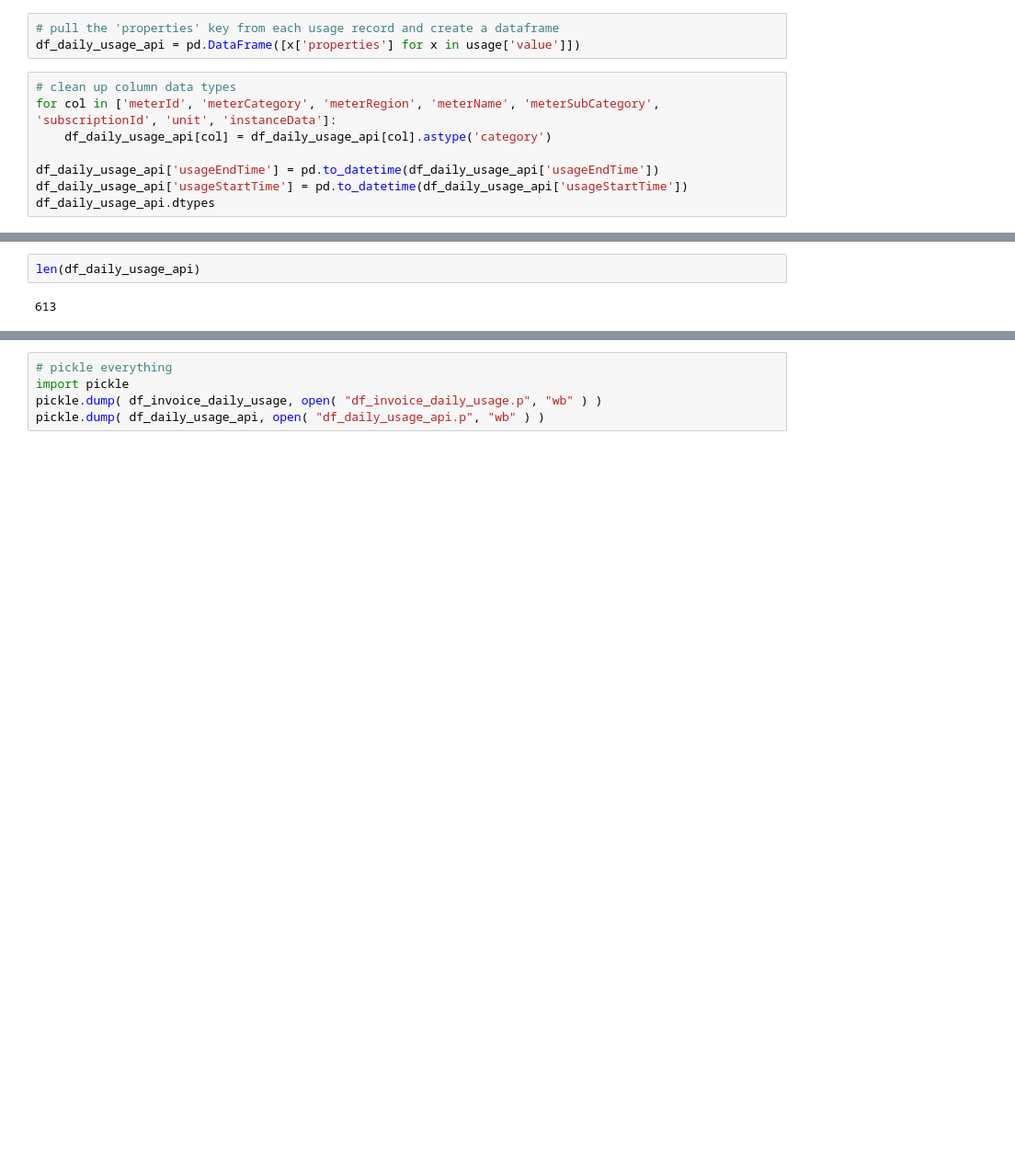
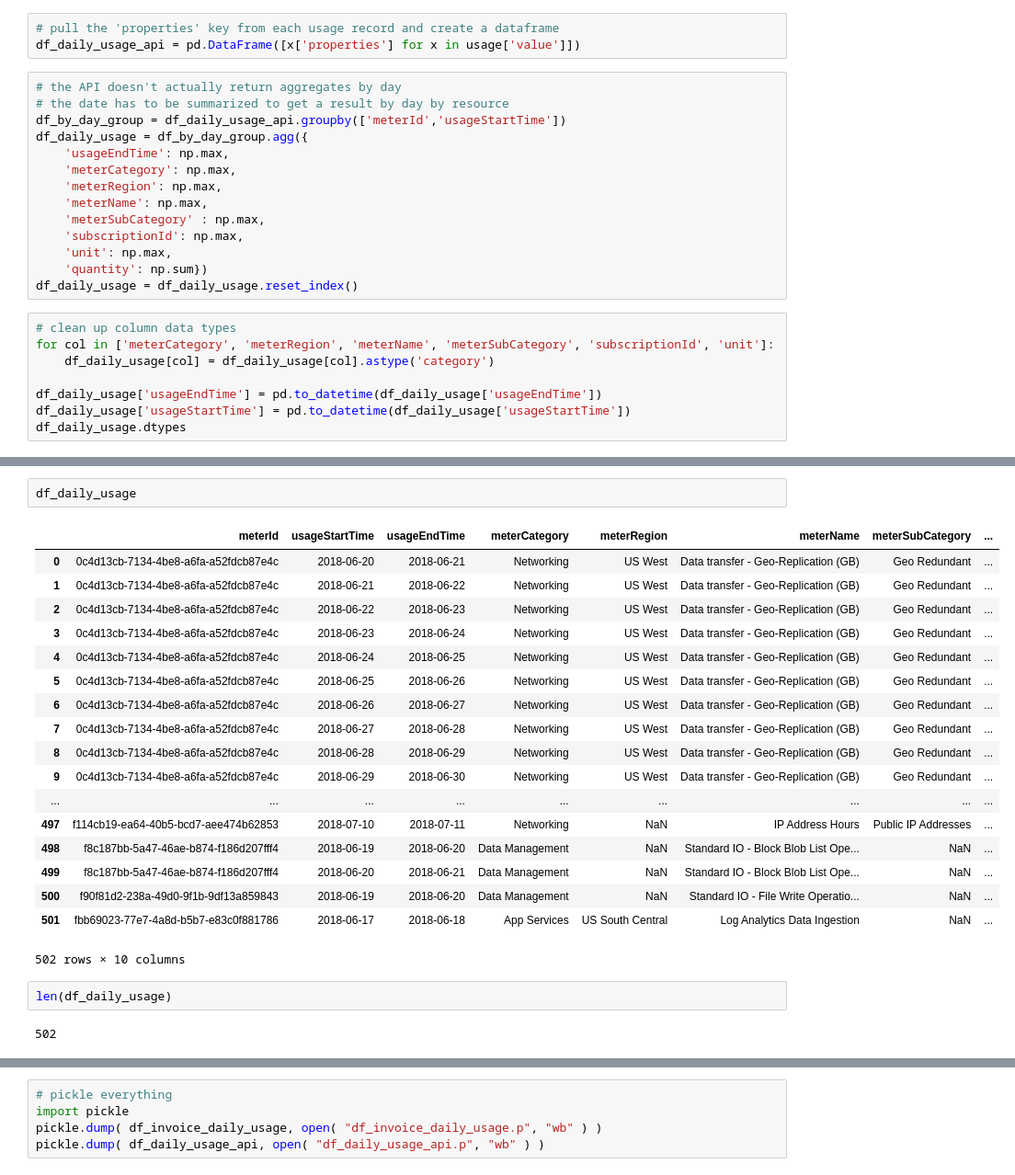
Before and after one commit to louspringer/python-azure-billing-usage, a Jupyter notebook: Load Azure Daily Usage for Month to Match Invoice.ipynb, the cells around one changed output, grey strips where cells are left out. Shown: that part at 92% size. Drawn from its saved outputs; the diff is of its cells as text; blank space fills up the shorter version.

```diff
--- a/Load Azure Daily Usage for Month to Match Invoice.ipynb
+++ b/Load Azure Daily Usage for Month to Match Invoice.ipynb
@@ -65,12 +65,26 @@ usage = response.json()
 # %%
 # pull the 'properties' key from each usage record and create a dataframe
 df_daily_usage_api = pd.DataFrame([x['properties'] for x in usage['value']])
+# %%
+# the API doesn't actually return aggregates by day
+# the date has to be summarized to get a result by day by resource
+df_by_day_group = df_daily_usage_api.groupby(['meterId','usageStartTime'])
+df_daily_usage = df_by_day_group.agg({
+    'usageEndTime': np.max,
+    'meterCategory': np.max,
+    'meterRegion': np.max,
+    'meterName': np.max,
+    'meterSubCategory' : np.max,
+    'subscriptionId': np.max,
+    'unit': np.max,
+    'quantity': np.sum})
+df_daily_usage = df_daily_usage.reset_index()
 # %%
 # clean up column data types
-for col in ['meterId', 'meterCategory', 'meterRegion', 'meterName', 'meterSubCategory', 'subscriptionId', 'unit', 'instanceData']:
-    df_daily_usage_api[col] = df_daily_usage_api[col].astype('category')
+for col in ['meterCategory', 'meterRegion', 'meterName', 'meterSubCategory', 'subscriptionId', 'unit']:
+    df_daily_usage[col] = df_daily_usage[col].astype('category')
 
-df_daily_usage_api['usageEndTime'] = pd.to_datetime(df_daily_usage_api['usageEndTime'])
-df_daily_usage_api['usageStartTime'] = pd.to_datetime(df_daily_usage_api['usageStartTime'])
-df_daily_usage_api.dtypes
+df_daily_usage['usageEndTime'] = pd.to_datetime(df_daily_usage['usageEndTime'])
+df_daily_usage['usageStartTime'] = pd.to_datetime(df_daily_usage['usageStartTime'])
+df_daily_usage.dtypes
 # %% [output]
@@ -111,7 +102,28 @@ df_daily_usage_api
+# %%
+df_daily_usage
+# %% [output]
+|  | meterId | usageStartTime | usageEndTime | meterCategory | meterRegion | meterName | meterSubCategory | ... |
+| 0 | 0c4d13cb-7134-4be8-a6fa-a52fdcb87e4c | 2018-06-20 | 2018-06-21 | Networking | US West | Data transfer - Geo-Replication (GB) | Geo Redundant | ... |
+| 1 | 0c4d13cb-7134-4be8-a6fa-a52fdcb87e4c | 2018-06-21 | 2018-06-22 | Networking | US West | Data transfer - Geo-Replication (GB) | Geo Redundant | ... |
+| 2 | 0c4d13cb-7134-4be8-a6fa-a52fdcb87e4c | 2018-06-22 | 2018-06-23 | Networking | US West | Data transfer - Geo-Replication (GB) | Geo Redundant | ... |
+| 3 | 0c4d13cb-7134-4be8-a6fa-a52fdcb87e4c | 2018-06-23 | 2018-06-24 | Networking | US West | Data transfer - Geo-Replication (GB) | Geo Redundant | ... |
+| 4 | 0c4d13cb-7134-4be8-a6fa-a52fdcb87e4c | 2018-06-24 | 2018-06-25 | Networking | US West | Data transfer - Geo-Replication (GB) | Geo Redundant | ... |
+| 5 | 0c4d13cb-7134-4be8-a6fa-a52fdcb87e4c | 2018-06-25 | 2018-06-26 | Networking | US West | Data transfer - Geo-Replication (GB) | Geo Redundant | ... |
+| 6 | 0c4d13cb-7134-4be8-a6fa-a52fdcb87e4c | 2018-06-26 | 2018-06-27 | Networking | US West | Data transfer - Geo-Replication (GB) | Geo Redundant | ... |
+| 7 | 0c4d13cb-7134-4be8-a6fa-a52fdcb87e4c | 2018-06-27 | 2018-06-28 | Networking | US West | Data transfer - Geo-Replication (GB) | Geo Redundant | ... |
+| 8 | 0c4d13cb-7134-4be8-a6fa-a52fdcb87e4c | 2018-06-28 | 2018-06-29 | Networking | US West | Data transfer - Geo-Replication (GB) | Geo Redundant | ... |
+| 9 | 0c4d13cb-7134-4be8-a6fa-a52fdcb87e4c | 2018-06-29 | 2018-06-30 | Networking | US West | Data transfer - Geo-Replication (GB) | Geo Redundant | ... |
+| ... | ... | ... | ... | ... | ... | ... | ... | ... |
+| 497 | f114cb19-ea64-40b5-bcd7-aee474b62853 | 2018-07-10 | 2018-07-11 | Networking | NaN | IP Address Hours | Public IP Addresses | ... |
+| 498 | f8c187bb-5a47-46ae-b874-f186d207fff4 | 2018-06-19 | 2018-06-20 | Data Management | NaN | Standard IO - Block Blob List Ope... | NaN | ... |
+| 499 | f8c187bb-5a47-46ae-b874-f186d207fff4 | 2018-06-20 | 2018-06-21 | Data Management | NaN | Standard IO - Block Blob List Ope... | NaN | ... |
+| 500 | f90f81d2-238a-49d0-9f1b-9df13a859843 | 2018-06-19 | 2018-06-20 | Data Management | NaN | Standard IO - File Write Operatio... | NaN | ... |
+| 501 | fbb69023-77e7-4a8d-b5b7-e83c0f881786 | 2018-06-17 | 2018-06-18 | App Services | US South Central | Log Analytics Data Ingestion | NaN | ... |
+502 rows × 10 columns
 # %%
-len(df_daily_usage_api)
+len(df_daily_usage)
 # %% [output]
-613
+502
 # %%
 # filter usage to dates from 6/12/2018 to 7/11/2018
 import datetime
```
Also changed, not shown: parts of 6 cells of this notebook, 8 other files.
